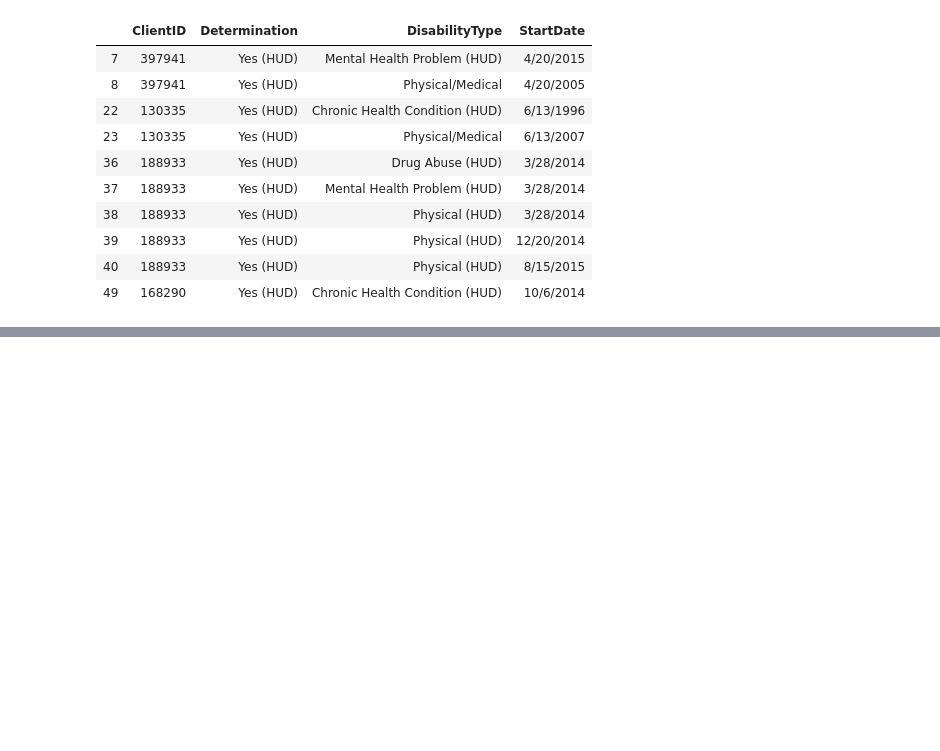
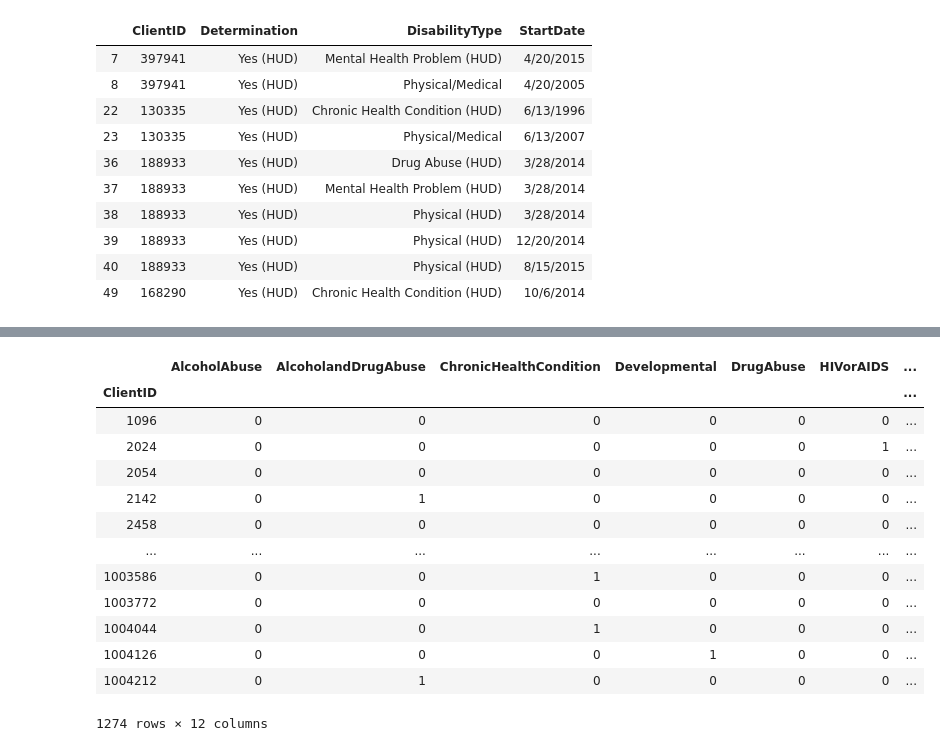
Before and after one commit to meaganfoster/bios611-projects-fall-2019-mlfoste1, a Jupyter notebook: Project_3/wrangling.ipynb, the cells around one changed output, grey strips where cells are left out. Cells and saved outputs as stored; diff of their text form; code cells hidden in the pictures; blank space fills up the shorter version.

```diff
--- a/Project_3/wrangling.ipynb
+++ b/Project_3/wrangling.ipynb
@@ -99,0 +238,21 @@ disability_Yes_df.head(10)
+# %%
+#Update values to binary values
+disability_pivot_df1 = disability_pivot_df.replace(to_replace ="Yes (HUD)", value ="1")
+disability_pivot_df2 = disability_pivot_df1.replace(to_replace ="No (HUD)", value ="0")
+
+disability_pivot_df2
+# %% [output]
+|  | AlcoholAbuse | AlcoholandDrugAbuse | ChronicHealthCondition | Developmental | DrugAbuse | HIVorAIDS | ... |
+| ClientID |  |  |  |  |  |  | ... |
+| 1096 | 0 | 0 | 0 | 0 | 0 | 0 | ... |
+| 2024 | 0 | 0 | 0 | 0 | 0 | 1 | ... |
+| 2054 | 0 | 0 | 0 | 0 | 0 | 0 | ... |
+| 2142 | 0 | 1 | 0 | 0 | 0 | 0 | ... |
+| 2458 | 0 | 0 | 0 | 0 | 0 | 0 | ... |
+| ... | ... | ... | ... | ... | ... | ... | ... |
+| 1003586 | 0 | 0 | 1 | 0 | 0 | 0 | ... |
+| 1003772 | 0 | 0 | 0 | 0 | 0 | 0 | ... |
+| 1004044 | 0 | 0 | 1 | 0 | 0 | 0 | ... |
+| 1004126 | 0 | 0 | 0 | 1 | 0 | 0 | ... |
+| 1004212 | 0 | 1 | 0 | 0 | 0 | 0 | ... |
+1274 rows × 12 columns
```
Also changed, not shown: parts of 26 cells of this notebook, 16 other files.
